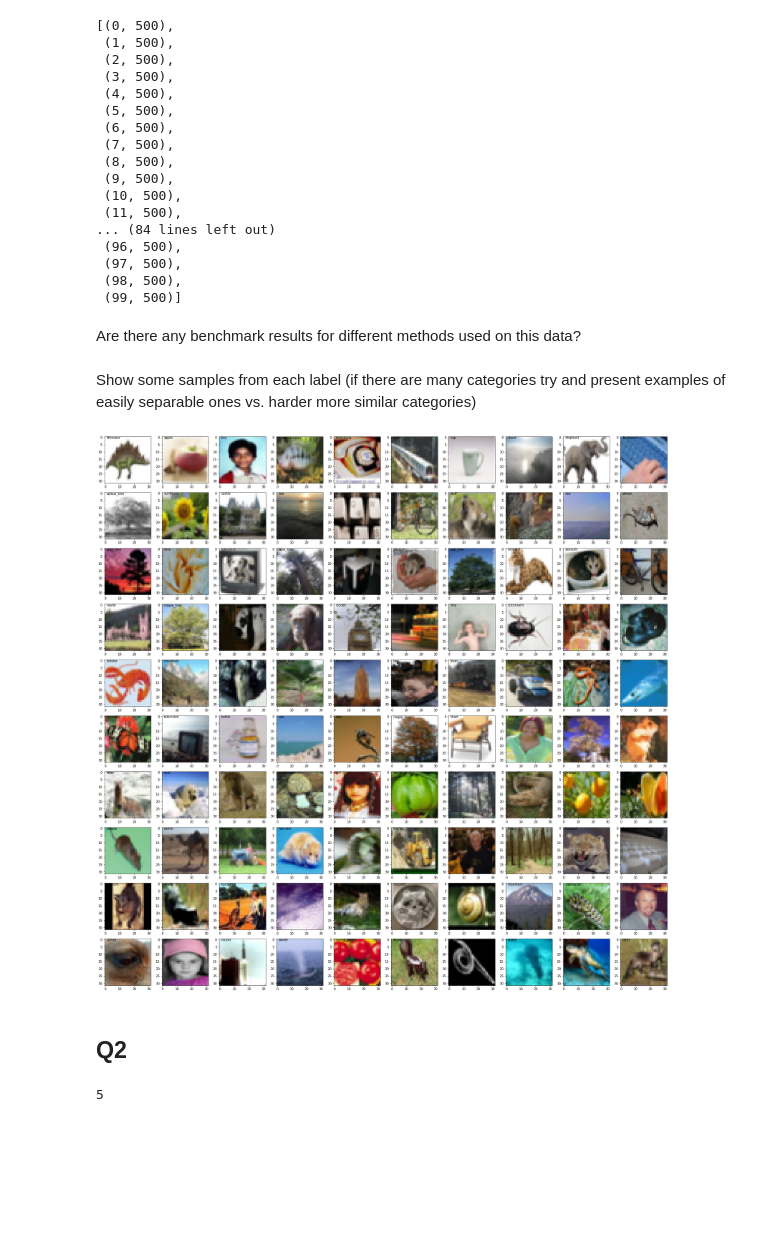
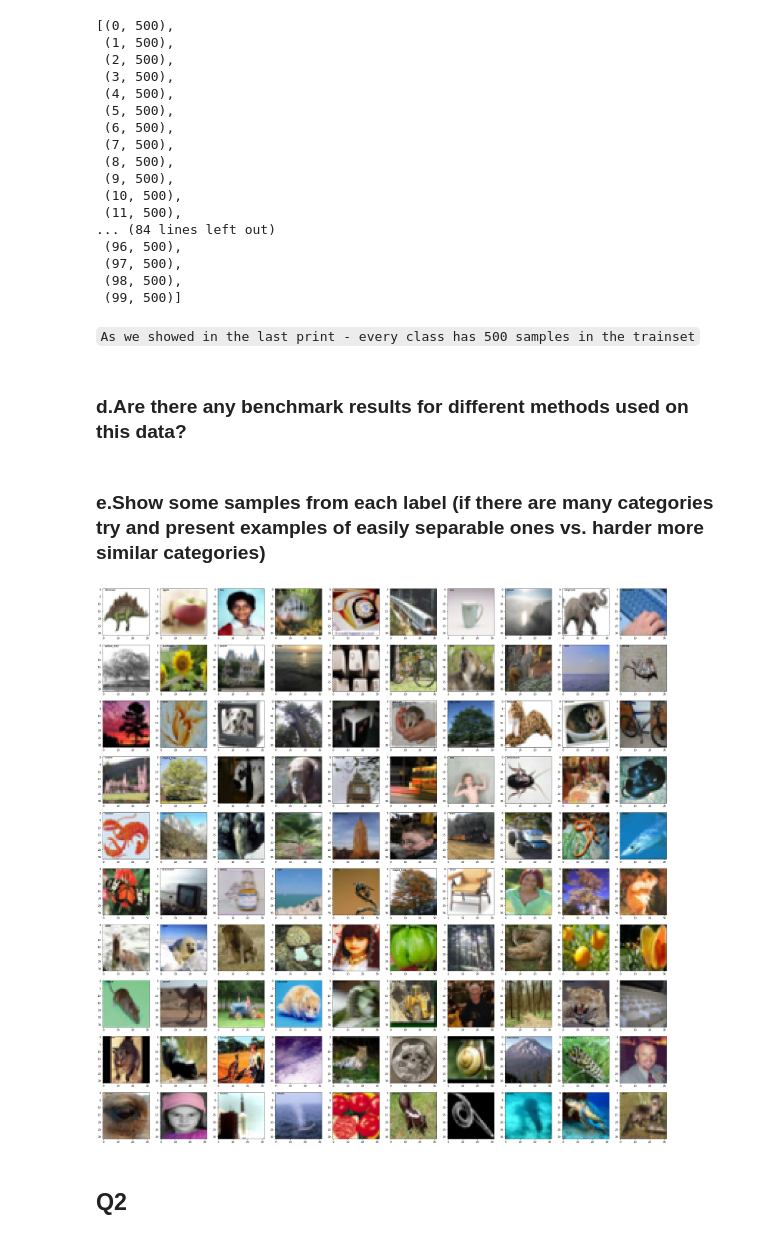
Before and after one commit to eransar/deepLearning_ASS1, a Jupyter notebook: DL_assign1.ipynb, the cells around one changed output. Drawn from its saved outputs; the diff is of its cells as text; code cells hidden in the pictures; blank space fills up the shorter version.

```diff
--- a/DL_assign1.ipynb
+++ b/DL_assign1.ipynb
@@ -98,32 +96,15 @@ classes_count_map
  (97, 500),
  (98, 500),
  (99, 500)]
+# %% [markdown]
+`As we showed in the last print - every class has 500 samples in the trainset`
 # %% [markdown]
-Are there any benchmark results for different methods used on this data?
+### d.Are there any benchmark results for different methods used on this data?
 # %% [markdown]
-Show some samples from each label (if there are many categories try and present examples of easily separable ones vs. harder more similar categories)
+### e.Show some samples from each label (if there are many categories try and present examples of easily separable ones vs. harder more similar categories)
-# %%
-def get_axis_limits(ax, scale=.9):
-    return ax.get_xlim()[1]*scale, ax.get_ylim()[1]*scale
-
-w=10
-h=10
-fig=plt.figure(figsize=(32, 32))
-columns = 10
-rows = 10
-for i in range(1, columns*rows +1):
-    img = x_train[i]
-    ax1 = fig.add_subplot(rows, columns, i)
-    ax1.annotate(CIFAR100_LABELS_LIST[y_train[i][0]],xy=get_axis_limits(ax1))
-    plt.imshow(img)
-plt.show()
-# %% [output]
-[figure, removed]
+# %%
+showplot(x_train,y_train,CIFAR100_LABELS_LIST)
+# %% [output]
+[figure, added]
 # %% [markdown]
 ## Q2
-# %%
-kf = KFold(n_splits=5)
-fold = kf.get_n_splits(x_train, y_train)
-fold
-# %% [output]
-5
```
Also changed, not shown: parts of 8 cells of this notebook.
